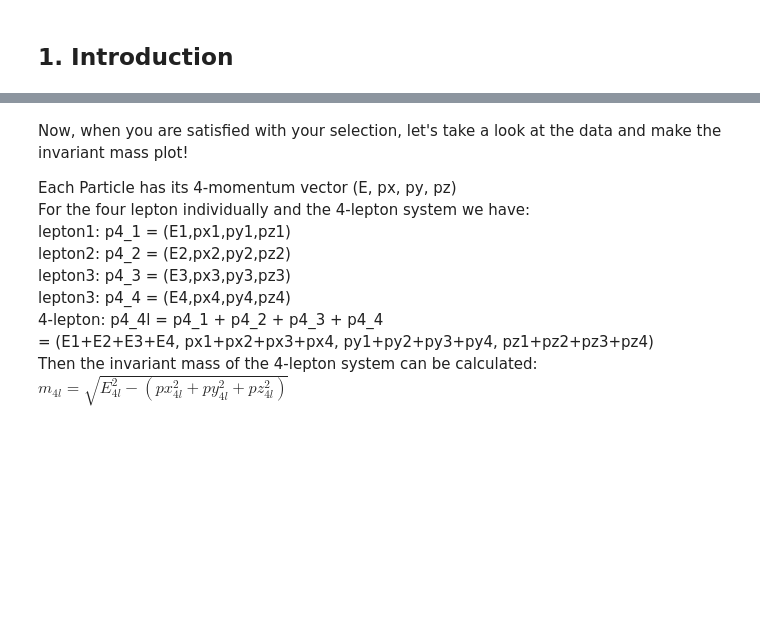
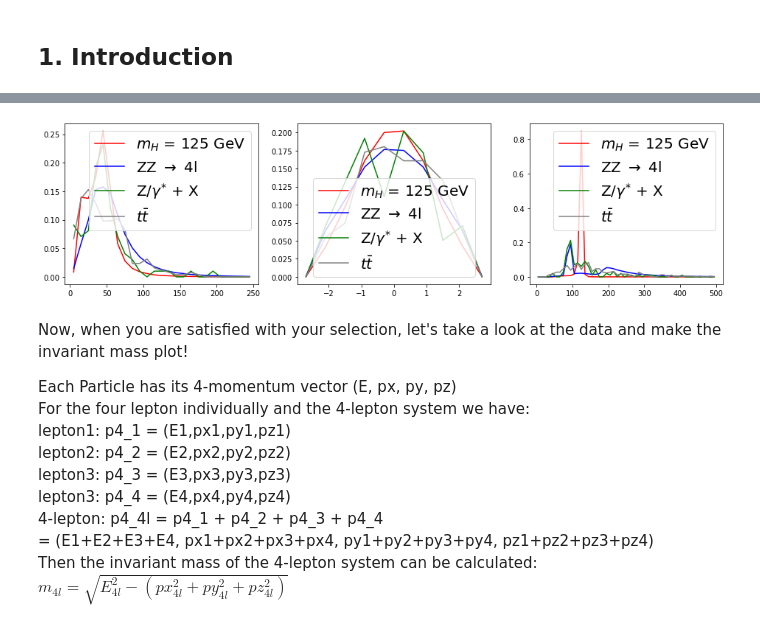
Before and after one commit to hmiaozh/MITJuniorLab, a Jupyter notebook: HiggsTo4L/HiggsToZZTo4L.ipynb, the cells around one changed output, grey strips where cells are left out. Cells and saved outputs as stored; diff of their text form; code cells hidden in the pictures; blank space fills up the shorter version.

```diff
--- a/HiggsTo4L/HiggsToZZTo4L.ipynb
+++ b/HiggsTo4L/HiggsToZZTo4L.ipynb
@@ -182,6 +182,16 @@ nevtHZZ11 = 299683
 nevtTTBar11 = 9771205
 nevtDY5011 = 36408225
 nevtDY1011 = 39909640
+
+
+labels = ['$m_{H}$ = 125 GeV', r'ZZ $\rightarrow$ 4l', 'Z/$\gamma^{*}$ + X', r'$t\bar{t}$']
+colors = ['r','b','g','gray']
+scales_higgs = [lumi11*scalexsecHZZ11/nevtHZZ11, lumi12*scalexsecHZZ12/nevtHZZ12]
+scales_zz = [lumi11*xsecZZ411/nevtZZ4mu11, lumi11*xsecZZ2mu2e11/nevtZZ2mu2e11, lumi11*xsecZZ411/nevtZZ4e11,\
+             lumi12*xsecZZ412/nevtZZ4mu12, lumi12*xsecZZ2mu2e12/nevtZZ2mu2e12, lumi12*xsecZZ412/nevtZZ4e12]
+scales_dy = [lumi11*xsecDY1011/nevtDY1011, lumi11*xsecDY5011/nevtDY5011, \
+             lumi12*xsecDY1012/nevtDY1012, lumi11*xsecDY5012/nevtDY5012]
+scales_tt = [lumi11*xsecTTBar11/nevtTTBar11, lumi12*xsecTTBar12/nevtTTBar12]
 # %%
 ### open the files ###
 # read datalist of each year and combine to one
@@ -326,3 +290,29 @@ plt.legend(fontsize = 20)
+# %%
+def PlotShape(variable, rmin, rmax, nbins):
+    for i,var in enumerate(variable):
+        hist, bins = np.histogram(var, bins = nbins, range = (rmin,rmax))
+        bincenter = 0.5 * (bins[:-1] + bins[1:])
+        plt.plot(bincenter, hist * (1./len(var)), color = colors[i], label=labels[i])
+    plt.legend(fontsize = 20)
+# %%
+pt1_sig = pt(mc_sig['px1'], mc_sig['py1'])
+pt1_bkg_zz = pt(mc_bkg_zz['px1'], mc_bkg_zz['py1'])
+pt1_bkg_dy = pt(mc_bkg_dy['px1'], mc_bkg_dy['py1'])
+pt1_bkg_tt = pt(mc_bkg_tt['px1'], mc_bkg_tt['py1'])
+
+pt1 = [pt1_sig,pt1_bkg_zz,pt1_bkg_dy,pt1_bkg_tt]
+eta1 = [mc_sig['eta1'], mc_bkg_zz['eta1'], mc_bkg_dy['eta1'], mc_bkg_tt['eta1']]
+invM4l = [InvMass_4l(mc_sig),InvMass_4l(mc_bkg_zz),InvMass_4l(mc_bkg_dy),InvMass_4l(mc_bkg_tt)]
+
+plt.figure(figsize = (16,4))
+plt.subplot(1, 3, 1)
+PlotShape(pt1, 0, 250, 25)
+plt.subplot(1, 3, 2)
+PlotShape(eta1, -3, 3, 10)
+plt.subplot(1, 3, 3)
+PlotShape(invM4l, 0, 500, 50)
+# %% [output]
+[figure, added]
 # %% [markdown]
 Now, when you are satisfied with your selection, let's take a look at the data and make the invariant mass plot!
 
```
Also changed, not shown: parts of 10 cells of this notebook, 6 other files.
